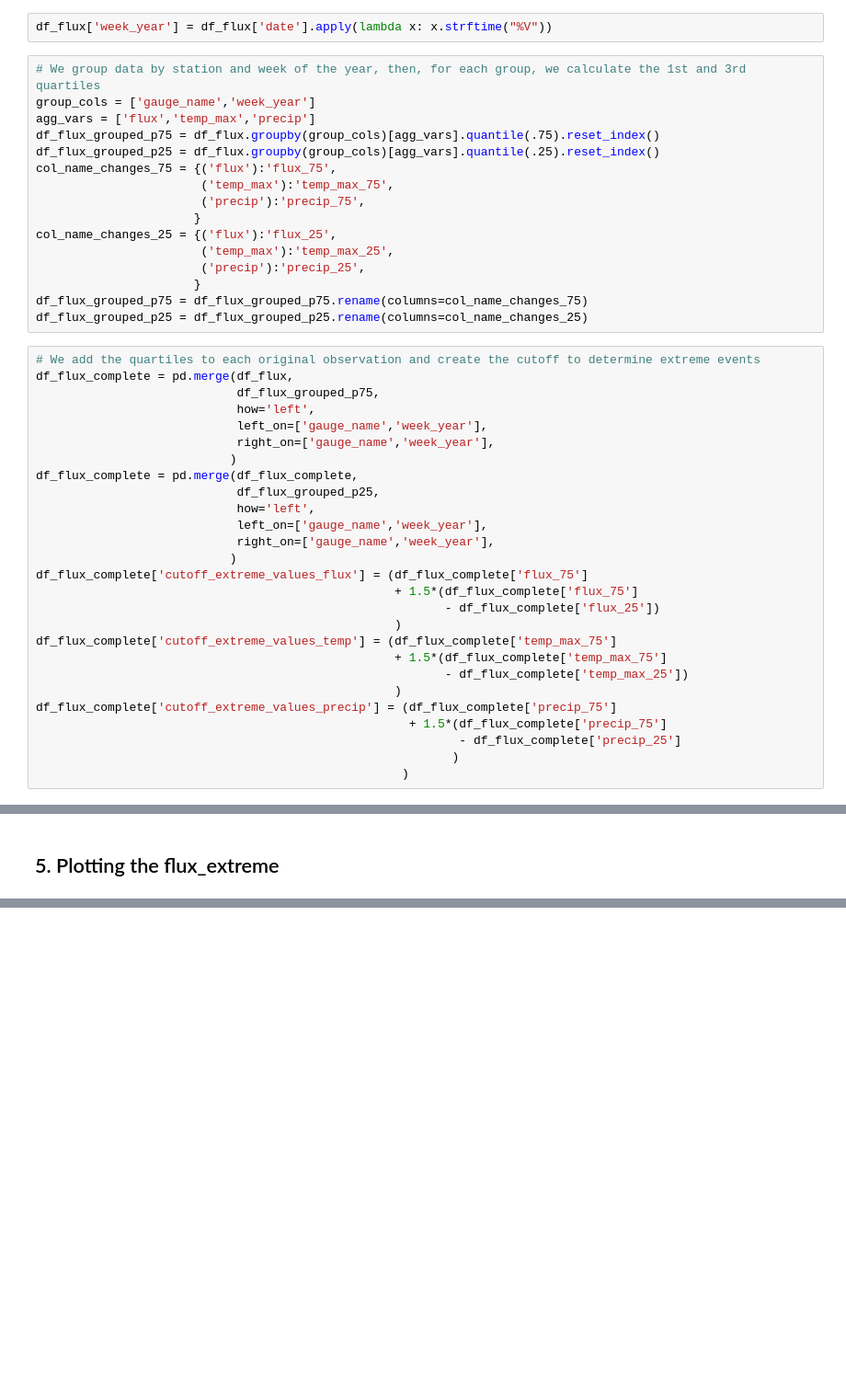
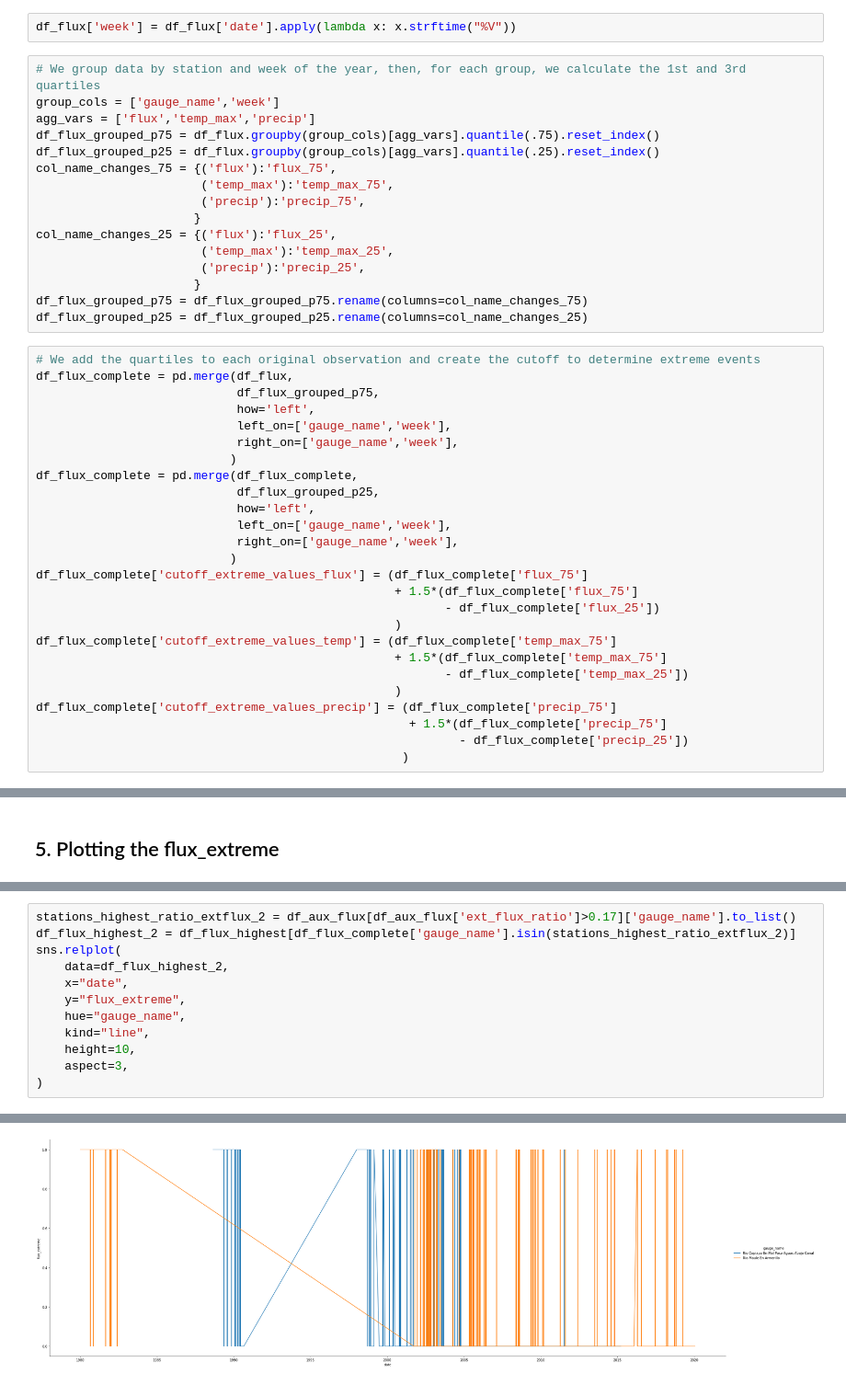
Before and after one commit to oaflores28/WatershedChallenge, a Jupyter notebook: Notebook_1_WaterShed.ipynb, the cells around one changed output, grey strips where cells are left out. Shown at 92% size. Cells and saved outputs as stored; diff of their text form; blank space fills up the shorter version.

Commit message:
Up to question 6 answered
[Q6] Plotting plus commentaries
[Q5] Added some plots
[Others] Added some commentaries, changed some variables.

```diff
--- a/Notebook_1_WaterShed.ipynb
+++ b/Notebook_1_WaterShed.ipynb
@@ -470,10 +470,10 @@ For those reasons I don't think the 95 percentile method is the ideal way of cap
 # %% [markdown]
 Rather than considering a season, I'll compare the values of each week of the year. This way, an observation can be catalogued as extreme if its value is outside of some range given the historical distribution of the variable on that week.
 # %%
-df_flux['week_year'] = df_flux['date'].apply(lambda x: x.strftime("%V"))
+df_flux['week'] = df_flux['date'].apply(lambda x: x.strftime("%V"))
 # %%
 # We group data by station and week of the year, then, for each group, we calculate the 1st and 3rd quartiles
-group_cols = ['gauge_name','week_year']
+group_cols = ['gauge_name','week']
 agg_vars = ['flux','temp_max','precip']
 df_flux_grouped_p75 = df_flux.groupby(group_cols)[agg_vars].quantile(.75).reset_index()
 df_flux_grouped_p25 = df_flux.groupby(group_cols)[agg_vars].quantile(.25).reset_index()
@@ -492,14 +492,14 @@ df_flux_grouped_p25 = df_flux_grouped_p25.rename(columns=col_name_changes_25)
 df_flux_complete = pd.merge(df_flux,
                             df_flux_grouped_p75,
                             how='left',
-                            left_on=['gauge_name','week_year'],
-                            right_on=['gauge_name','week_year'],
+                            left_on=['gauge_name','week'],
+                            right_on=['gauge_name','week'],
                            )
 df_flux_complete = pd.merge(df_flux_complete,
                             df_flux_grouped_p25,
                             how='left',
-                            left_on=['gauge_name','week_year'],
-                            right_on=['gauge_name','week_year'],
+                            left_on=['gauge_name','week'],
+                            right_on=['gauge_name','week'],
                            )
 df_flux_complete['cutoff_extreme_values_flux'] = (df_flux_complete['flux_75']
                                                   + 1.5*(df_flux_complete['flux_75']
@@ -511,8 +511,7 @@ df_flux_complete['cutoff_extreme_values_temp'] = (df_flux_complete['temp_max_75'
                                                   )
 df_flux_complete['cutoff_extreme_values_precip'] = (df_flux_complete['precip_75']
                                                     + 1.5*(df_flux_complete['precip_75']
-                                                           - df_flux_complete['precip_25']
-                                                          )
+                                                           - df_flux_complete['precip_25'])
                                                    )
 # %%
 df_flux_complete.info()
@@ -646,0 +630,13 @@ df_flux_complete
+# %%
+stations_highest_ratio_extflux_2 = df_aux_flux[df_aux_flux['ext_flux_ratio']>0.17]['gauge_name'].to_list()
+df_flux_highest_2 = df_flux_highest[df_flux_complete['gauge_name'].isin(stations_highest_ratio_extflux_2)]
+sns.relplot(
+    data=df_flux_highest_2,
+    x="date",
+    y="flux_extreme",
+    hue="gauge_name",
+    kind="line",
+    height=10,
+    aspect=3,
+)
+# %% [output]
@@ -646,0 +644 @@ df_flux_complete
+[figure, added]
```
Also changed, not shown: parts of 51 cells of this notebook.
